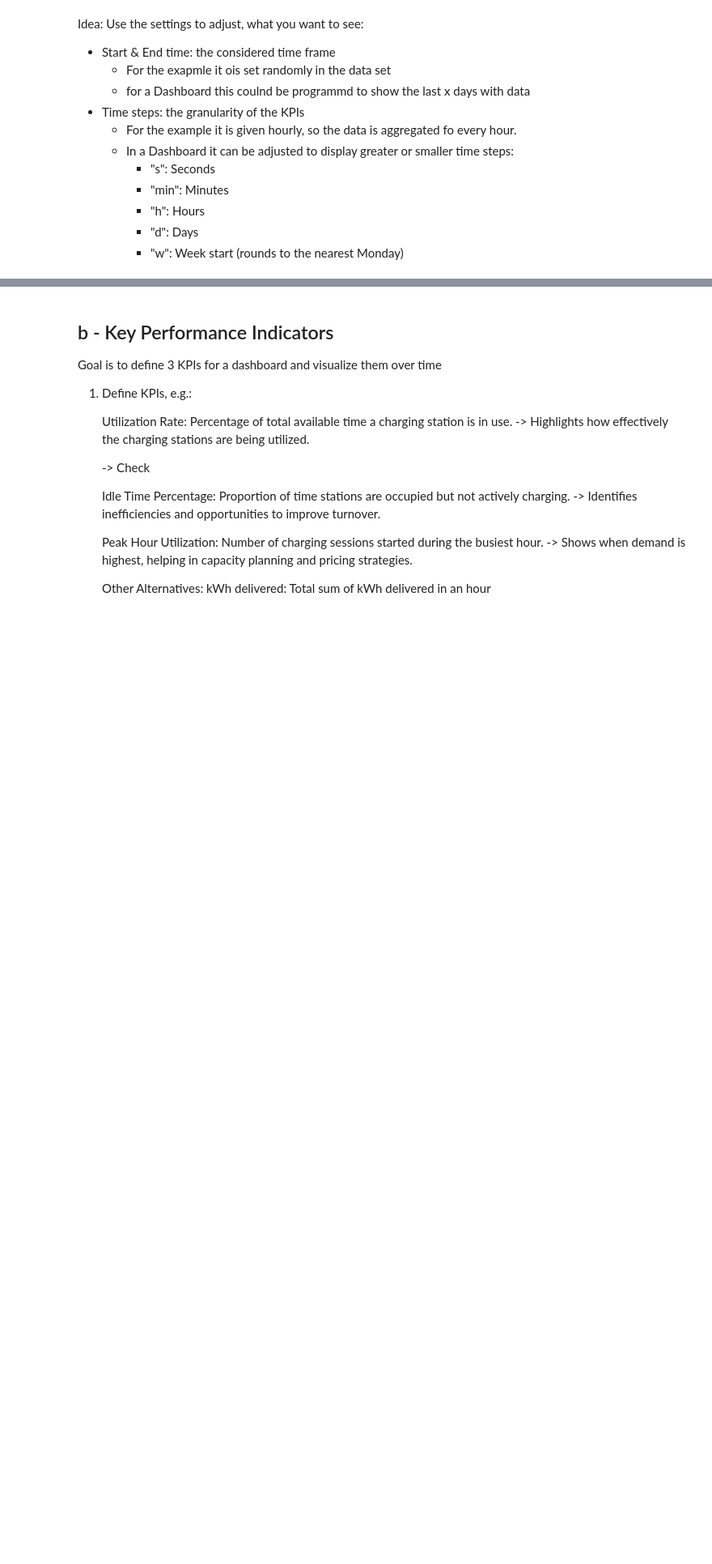
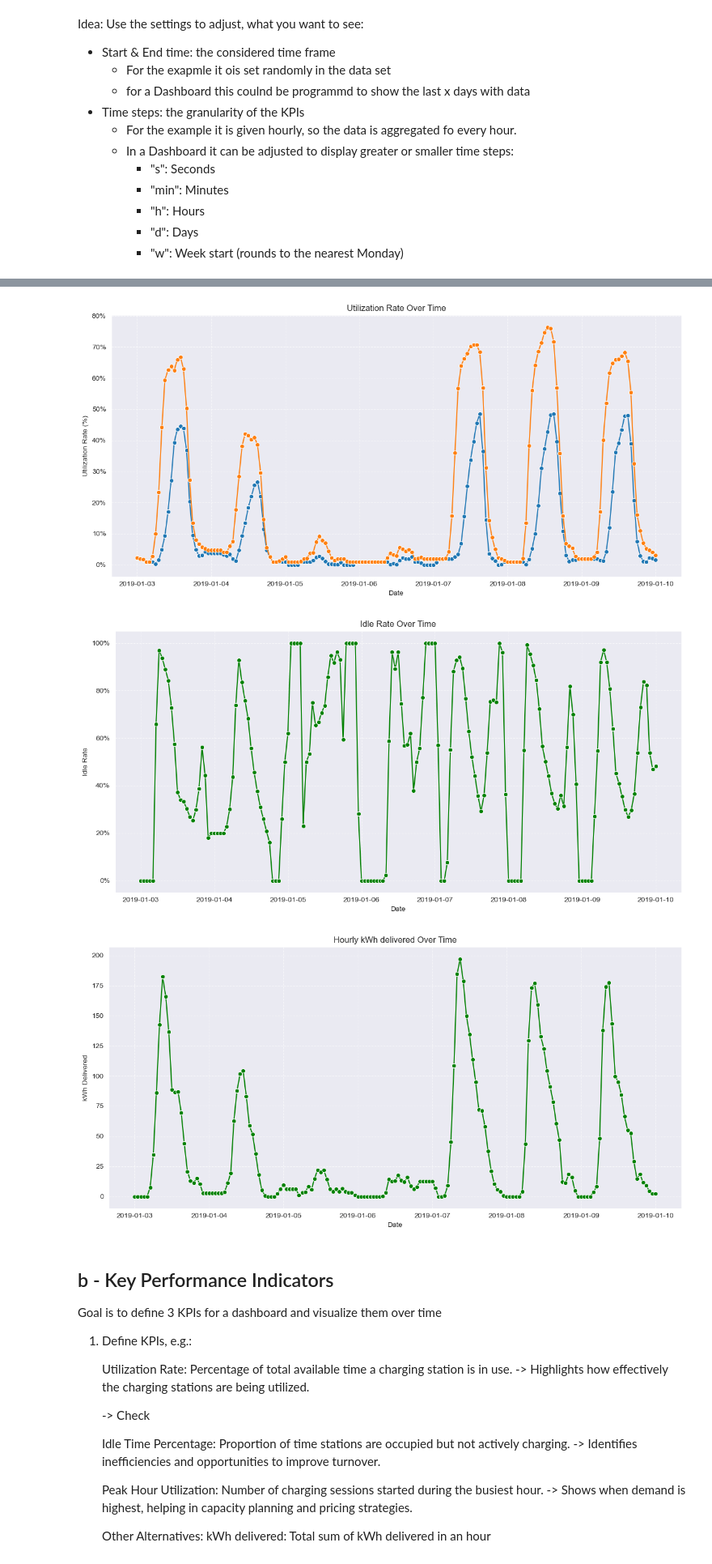
Before and after one commit to pmoll01/AA2024_Groupwork_DynamoData, a Jupyter notebook: Data_desc_analysis.ipynb, the cells around one changed output, grey strips where cells are left out. Shown at 81% size. Drawn from its saved outputs; the diff is of its cells as text; code cells hidden in the pictures; blank space fills up the shorter version.

```diff
--- a/Data_desc_analysis.ipynb
+++ b/Data_desc_analysis.ipynb
@@ -224,3 +339,46 @@ plt.show()
+# %%
+# Settings:
+start_time = "2019-01-03"
+end_time = "2019-01-10"
+
+result = aggregate_charging_data(charging_data_cleaned, pd.to_datetime(start_time).tz_localize('America/Los_Angeles'),
+                                 pd.to_datetime(end_time).tz_localize('America/Los_Angeles'))
+
+# Display the result
+
+plt.figure(figsize=(12, 6))
+sns.lineplot(data=result, x='start_hour', y='blockedRate_total', marker='o', color='tab:blue')
+sns.lineplot(data=result, x='start_hour', y='utilizationRate_total', marker='o', color='tab:orange')
+plt.title('Utilization Rate Over Time')
+plt.xlabel('Date')
+plt.ylabel('Utilization Rate (%)')
+plt.grid(visible=True, linestyle='--', alpha=0.6)
+plt.gca().yaxis.set_major_formatter(PercentFormatter(1))
+plt.tight_layout()
+plt.show()
+
+plt.figure(figsize=(12, 6))
+sns.lineplot(data=result, x='start_hour', y='idleRate_total', marker='o', color='green')
+plt.title('Idle Rate Over Time')
+plt.xlabel('Date')
+plt.ylabel('Idle Rate')
+plt.grid(visible=True, linestyle='--', alpha=0.6)
+plt.gca().yaxis.set_major_formatter(PercentFormatter(1))
+plt.tight_layout()
+plt.show()
+
+plt.figure(figsize=(12, 6))
+sns.lineplot(data=result, x='start_hour', y='kWhDelivered_total', marker='o', color='green')
+plt.title('Hourly kWh delivered Over Time')
+plt.xlabel('Date')
+plt.ylabel('kWh Delivered')
+plt.grid(visible=True, linestyle='--', alpha=0.6)
+plt.tight_layout()
+plt.show()
+# %% [output]
+[figure, added]
+[figure, added]
+[figure, added]
 # %% [markdown]
 ## b - Key Performance Indicators
 
```
Also changed, not shown: parts of 7 cells of this notebook, 1 other file.
